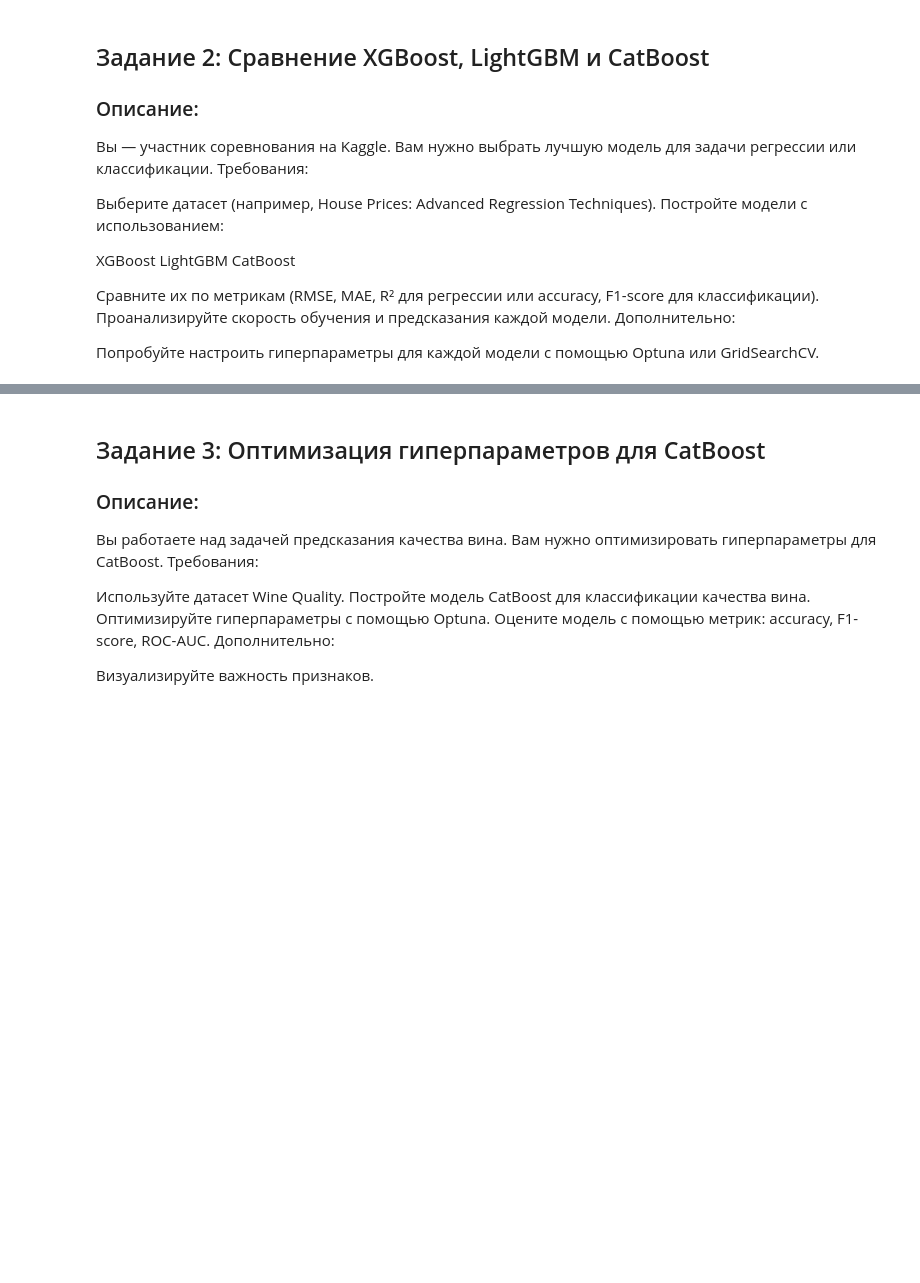
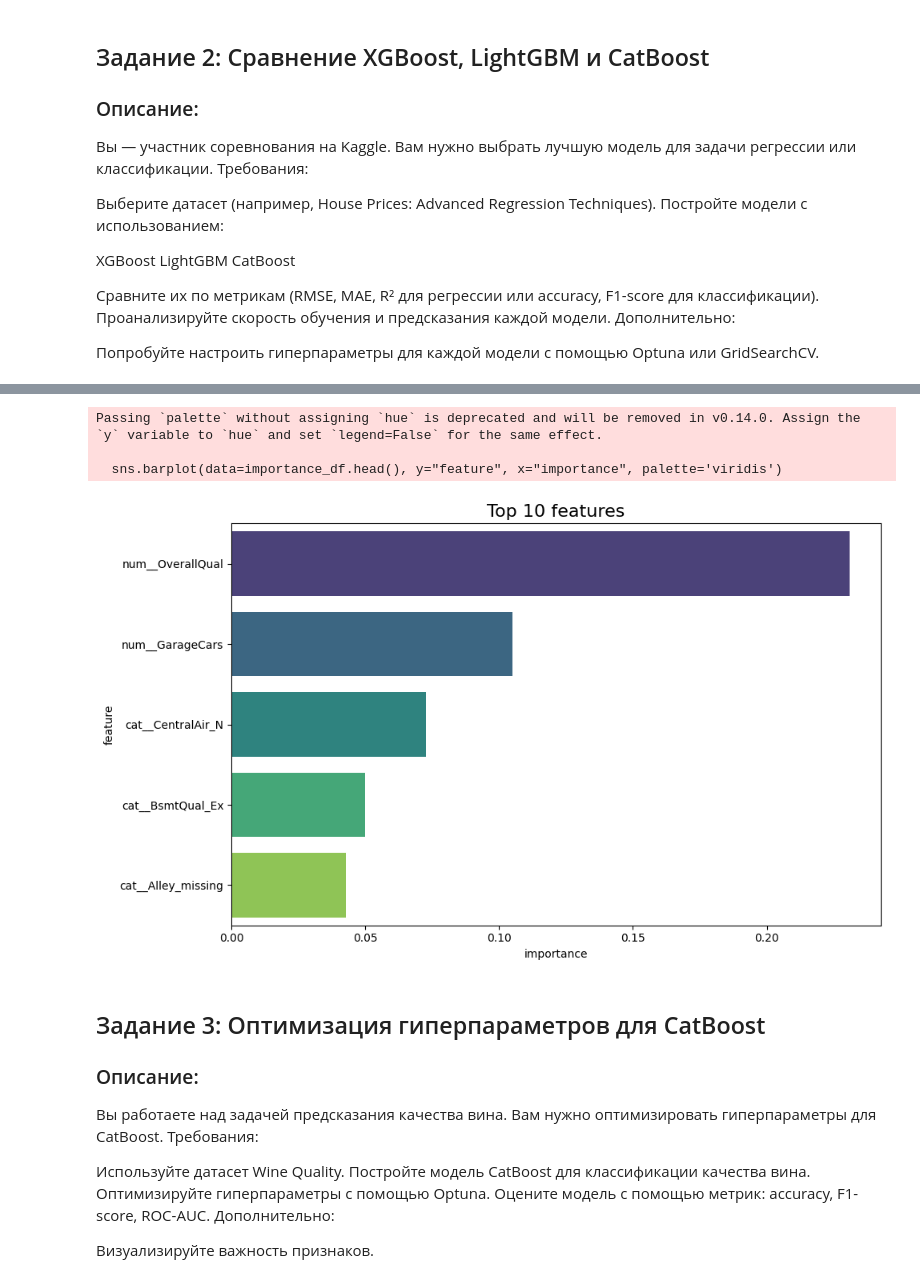
Before and after one commit to Inchimonsha/ml_practice, a Jupyter notebook: ds/ml/supervised/ensembles.ipynb, the cells around one changed output, grey strips where cells are left out. Drawn from its saved outputs; the diff is of its cells as text; code cells hidden in the pictures; blank space fills up the shorter version.

```diff
--- a/ds/ml/supervised/ensembles.ipynb
+++ b/ds/ml/supervised/ensembles.ipynb
@@ -59,0 +528,2 @@ CatBoost
+# %%
+X_train, X_val, y_train, y_val = train_test_split(X_train_val, y_train_val, test_size=0.3, random_state=RANDOM_STATE)
@@ -59,0 +539,19 @@ CatBoost
+# %%
+numeric_transformer = Pipeline(steps=[
+    ("imputer", SimpleImputer(strategy="median")),
+    ("scaler", StandardScaler())
+])
+
+categorical_transformer = Pipeline(steps=[
+    ("imputer", SimpleImputer(strategy="constant", fill_value="missing")),
+    ("encoder", OneHotEncoder(handle_unknown="ignore", sparse_output=False))
+])
+
+preprocessor = ColumnTransformer([
+    ("num", numeric_transformer, num_features),
+    ("cat", categorical_transformer, cat_features)
+], remainder="passthrough")
+
+X_train_enc = preprocessor.fit_transform(X_train)
+X_val_enc = preprocessor.transform(X_val)
+X_test_enc = preprocessor.transform(X_test)
@@ -59,0 +563,10 @@ CatBoost
+# %%
+cbr = cb.CatBoostRegressor()
+xgbr = xgb.XGBRegressor()
+lgbr = lgb.LGBMRegressor()
+
+models = {
+    "CatBoost": cbr,
+    "XGB": xgbr,
+    "LGB": lgbr,
+}
@@ -59,0 +613,8 @@ CatBoost
+# %%
+importances = xgbr.feature_importances_
+importance_df = pd.DataFrame({
+    'feature': preprocessor.get_feature_names_out(),
+    'importance': importances
+}).sort_values("importance", ascending=False).head(10)
+
+importance_df
@@ -60,3 +633,14 @@ CatBoost
+# %%
+plt.figure(figsize=(10, 6))
+sns.barplot(data=importance_df.head(), y="feature", x="importance", palette='viridis')
+plt.title("Top 10 features", fontsize=16)
+plt.tight_layout()
+plt.show()
+# %% [output]
+Passing `palette` without assigning `hue` is deprecated and will be removed in v0.14.0. Assign the `y` variable to `hue` and set `legend=False` for the same effect.
+
+  sns.barplot(data=importance_df.head(), y="feature", x="importance", palette='viridis')
+[figure, added]
 # %% [markdown]
 ## Задание 3: Оптимизация гиперпараметров для CatBoost
 
```
Also changed, not shown: parts of 44 cells of this notebook, 6 other files.
